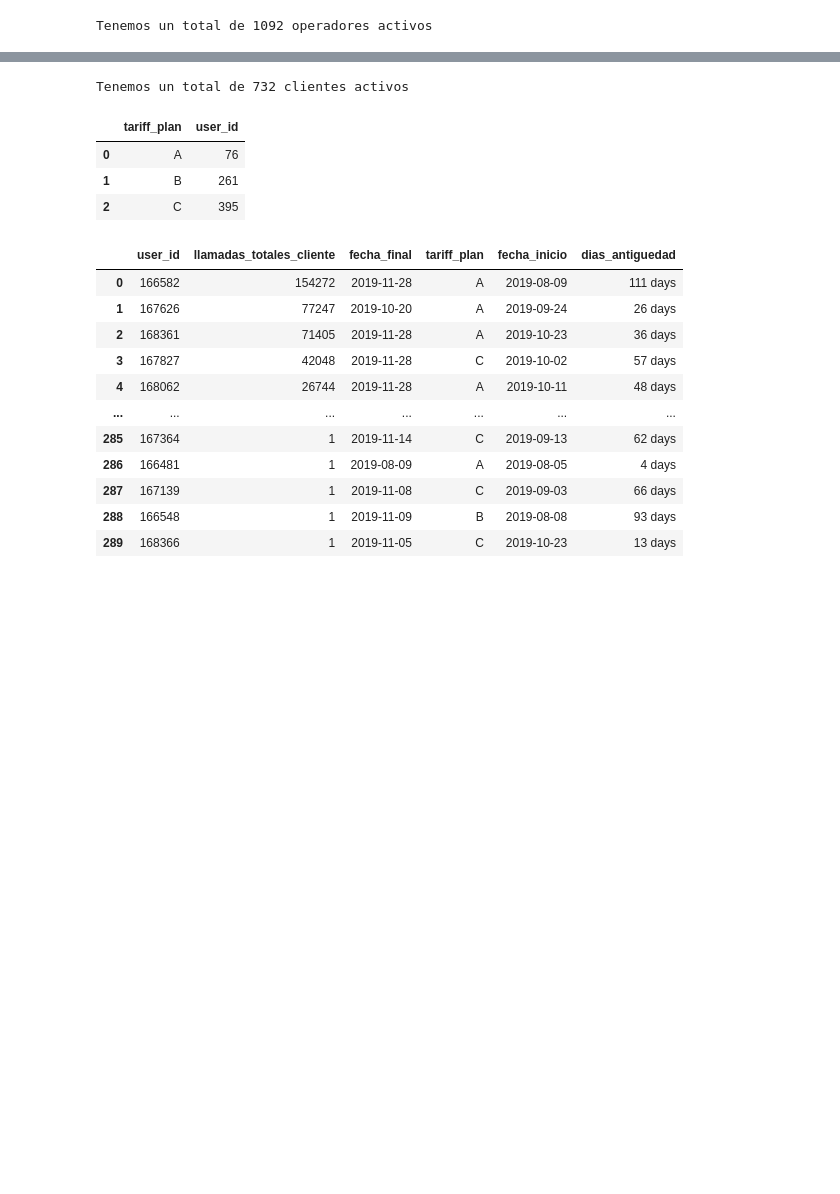
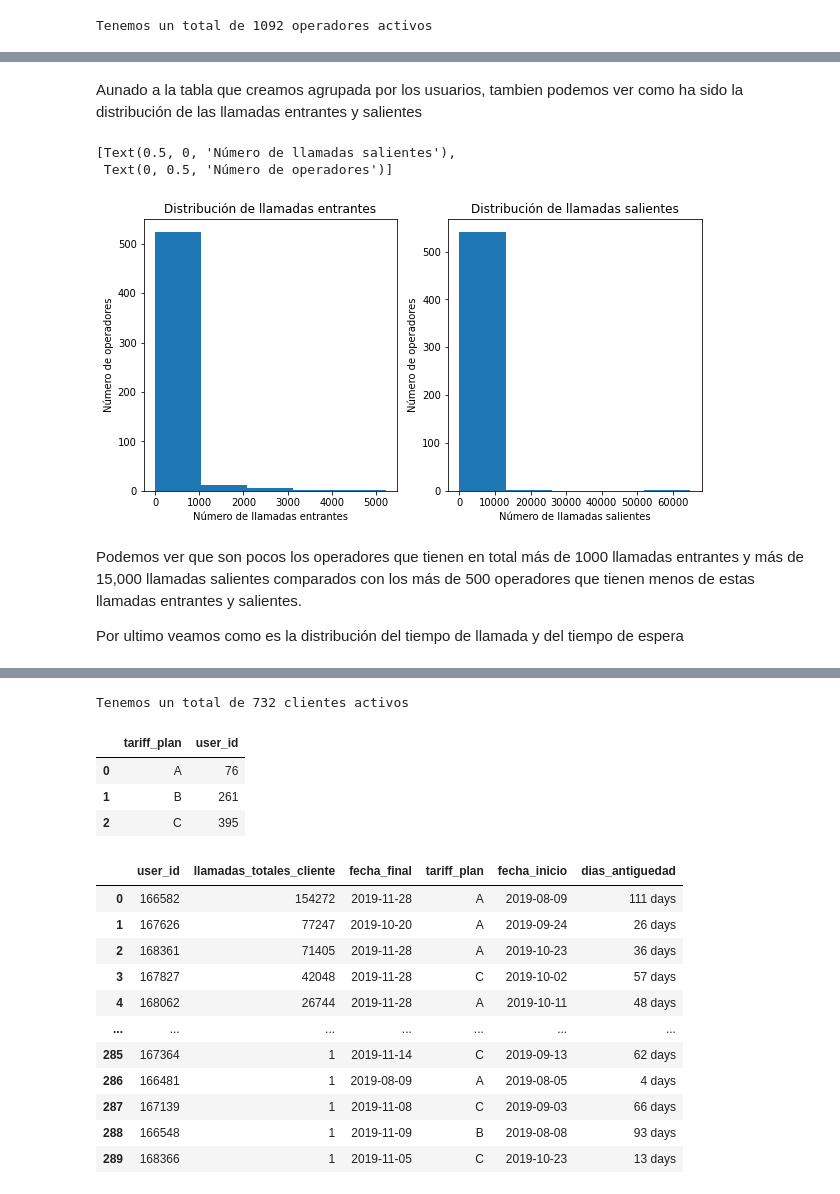
Before and after one commit to ApoloCode/proyecto_final, a Jupyter notebook: proyecto_final/proyecto_final.ipynb, the cells around one changed output, grey strips where cells are left out. Drawn from its saved outputs; the diff is of its cells as text; code cells hidden in the pictures; blank space fills up the shorter version.

```diff
--- a/proyecto_final/proyecto_final.ipynb
+++ b/proyecto_final/proyecto_final.ipynb
@@ -463,3 +570,22 @@ operator_data
 | 494 | 954318 | 2 | 1 | 1 | 1 | ... |
 | 119 | 902238 | 2 | 1 | 1 | 1 | ... |
 544 rows × 8 columns
+# %% [markdown]
+Aunado a la tabla que creamos agrupada por los usuarios, tambien podemos ver como ha sido la distribución de las llamadas entrantes y salientes
+# %%
+# Graficamos la distribución de las llamadas entrantes y salientes
+fig, (ax1, ax2) = plt.subplots(1, 2, figsize=(10, 5))
+ax1.hist(operator_data.llamadas_entrantes, bins=5)
+ax1.set_title('Distribución de llamadas entrantes')
+ax1.set(xlabel='Número de llamadas entrantes', ylabel='Número de operadores')
+ax2.hist(operator_data.llamadas_salientes, bins=5)
+ax2.set_title('Distribución de llamadas salientes')
+ax2.set(xlabel='Número de llamadas salientes', ylabel='Número de operadores')
+# %% [output]
+[Text(0.5, 0, 'Número de llamadas salientes'),
+ Text(0, 0.5, 'Número de operadores')]
+[figure, added]
+# %% [markdown]
+Podemos ver que son pocos los operadores que tienen en total más de 1000 llamadas entrantes y más de 15,000 llamadas salientes comparados con los más de 500 operadores que tienen menos de estas llamadas entrantes y salientes.
+
+Por ultimo veamos como es la distribución del tiempo de llamada y del tiempo de espera
```
Also changed, not shown: parts of 41 cells of this notebook.
